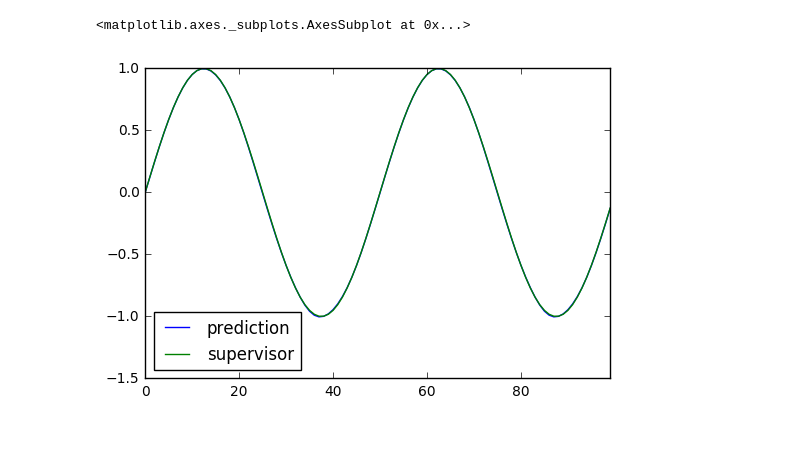
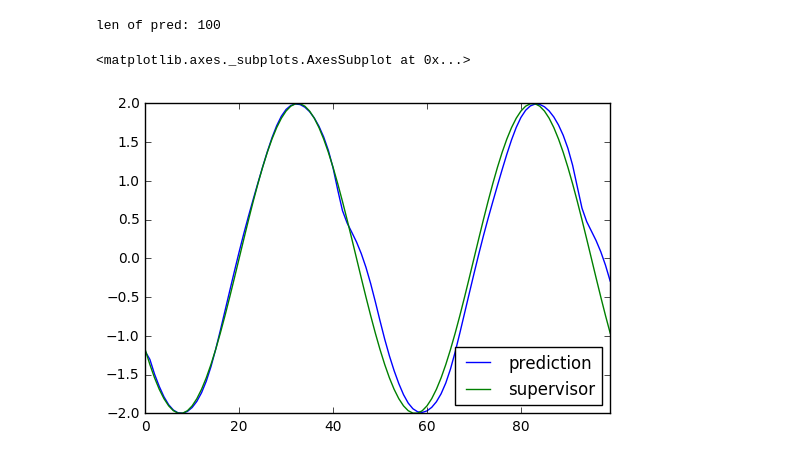
Before and after one commit to refluster/jupyter, a Jupyter notebook: 000.sin_wave/sin_wave_prediction.ipynb, the cells around one changed output. Cells and saved outputs as stored; diff of their text form; code cells hidden in the pictures.

Commit message:
pred sin wave

```diff
--- a/000.sin_wave/sin_wave_prediction.ipynb
+++ b/000.sin_wave/sin_wave_prediction.ipynb
@@ -24,9 +24,9 @@ train_data_path             = "./sin.npy"
 num_of_input_nodes          = 1
 num_of_hidden_nodes         = 10
 num_of_output_nodes         = 1
-length_of_sequences         = 50
-num_of_training_epochs      = 800
-length_of_initial_sequences = 50
+length_of_sequences         = 30
+num_of_training_epochs      = 400
+length_of_initial_sequences = 30
 num_of_prediction_epochs    = 100
 size_of_mini_batch          = 100
 learning_rate               = 0.1
@@ -153,10 +157,12 @@ train#120, train loss: 5.662793e-04
 # %%
 pred = np.load('output.npy')
-df = pd.DataFrame({'supervisor': train_data[0:len(pred),0], 'prediction': pred})
+print("len of pred: {}".format(len(pred)))
+df = pd.DataFrame({'supervisor': train_data[length_of_initial_sequences:length_of_initial_sequences+len(pred),0], 'prediction': pred})
 df.plot()
 # %% [output]
-<matplotlib.axes._subplots.AxesSubplot at 0x...>
+len of pred: 100
+<matplotlib.axes._subplots.AxesSubplot at 0x...>
-[figure, old version]
+[figure, new version]
 # %%
 df = pd.DataFrame({'t': train_data[0:len(pred),0], 's': train_data[0:len(pred),1]})
 df.head(600).plot()
```
Also changed, not shown: parts of 4 cells of this notebook.
